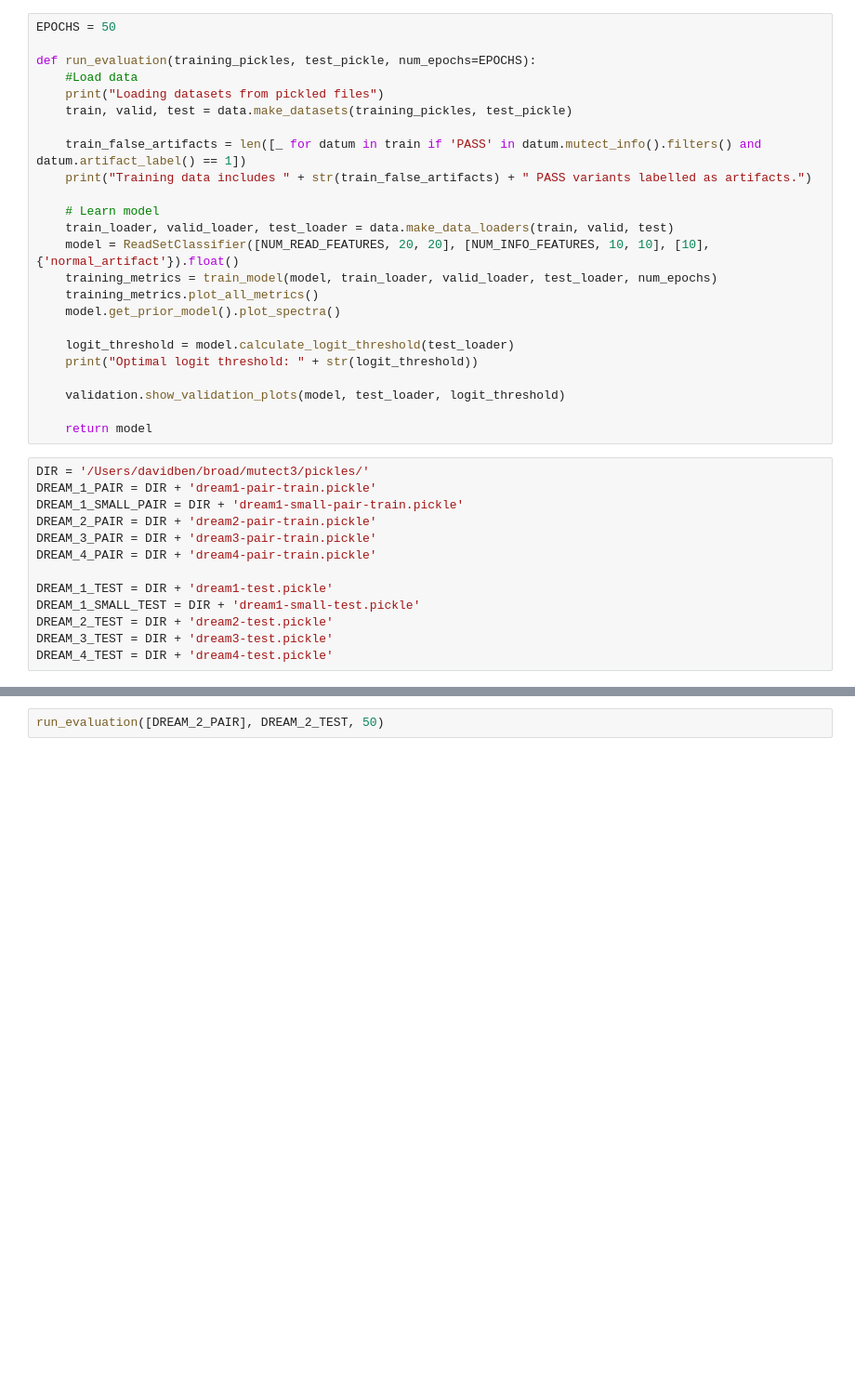
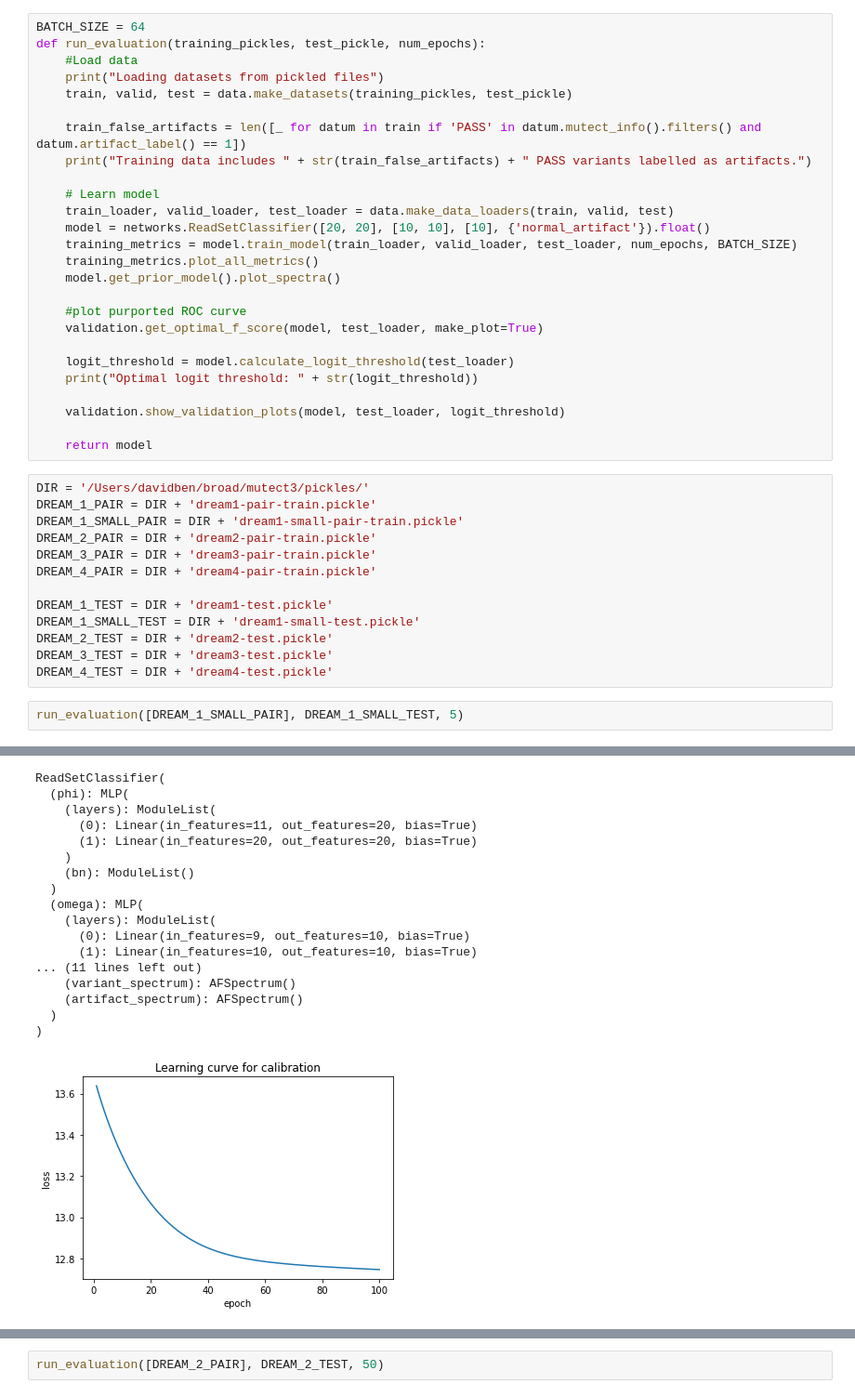
Before and after one commit to davidbenjamin/permutect, a Jupyter notebook: mutect3.ipynb, the cells around one changed output, grey strips where cells are left out. Shown at 93% size. Drawn from its saved outputs; the diff is of its cells as text; blank space fills up the shorter version.

```diff
--- a/mutect3.ipynb
+++ b/mutect3.ipynb
@@ -116,7 +50,6 @@ def train_model(model, train_loader, valid_loader, test_loader, num_epochs):
 # %%
-EPOCHS = 50
-
-def run_evaluation(training_pickles, test_pickle, num_epochs=EPOCHS):
+BATCH_SIZE = 64
+def run_evaluation(training_pickles, test_pickle, num_epochs):
     #Load data
     print("Loading datasets from pickled files")
     train, valid, test = data.make_datasets(training_pickles, test_pickle)
@@ -126,10 +59,13 @@ def run_evaluation(training_pickles, test_pickle, num_epochs=EPOCHS):
 
     # Learn model
     train_loader, valid_loader, test_loader = data.make_data_loaders(train, valid, test)
-    model = ReadSetClassifier([NUM_READ_FEATURES, 20, 20], [NUM_INFO_FEATURES, 10, 10], [10], {'normal_artifact'}).float()
-    training_metrics = train_model(model, train_loader, valid_loader, test_loader, num_epochs)
+    model = networks.ReadSetClassifier([20, 20], [10, 10], [10], {'normal_artifact'}).float()
+    training_metrics = model.train_model(train_loader, valid_loader, test_loader, num_epochs, BATCH_SIZE)
     training_metrics.plot_all_metrics()
     model.get_prior_model().plot_spectra()
+
+    #plot purported ROC curve
+    validation.get_optimal_f_score(model, test_loader, make_plot=True)
 
     logit_threshold = model.calculate_logit_threshold(test_loader)
     print("Optimal logit threshold: " + str(logit_threshold))
@@ -150,3 +86,6 @@ DREAM_1_SMALL_TEST = DIR + 'dream1-small-test.pickle'
 DREAM_2_TEST = DIR + 'dream2-test.pickle'
 DREAM_3_TEST = DIR + 'dream3-test.pickle'
 DREAM_4_TEST = DIR + 'dream4-test.pickle'
+# %%
+run_evaluation([DREAM_1_SMALL_PAIR], DREAM_1_SMALL_TEST, 5)
+# %% [output]
@@ -152,0 +109,18 @@ DREAM_4_TEST = DIR + 'dream4-test.pickle'
+ReadSetClassifier(
+  (phi): MLP(
+    (layers): ModuleList(
+      (0): Linear(in_features=11, out_features=20, bias=True)
+      (1): Linear(in_features=20, out_features=20, bias=True)
+    )
+    (bn): ModuleList()
+  )
+  (omega): MLP(
+    (layers): ModuleList(
+      (0): Linear(in_features=9, out_features=10, bias=True)
+      (1): Linear(in_features=10, out_features=10, bias=True)
+... (11 lines left out)
+    (variant_spectrum): AFSpectrum()
+    (artifact_spectrum): AFSpectrum()
+  )
+)
+[figure, added]
```
Also changed, not shown: parts of 12 cells of this notebook, 4 other files.
